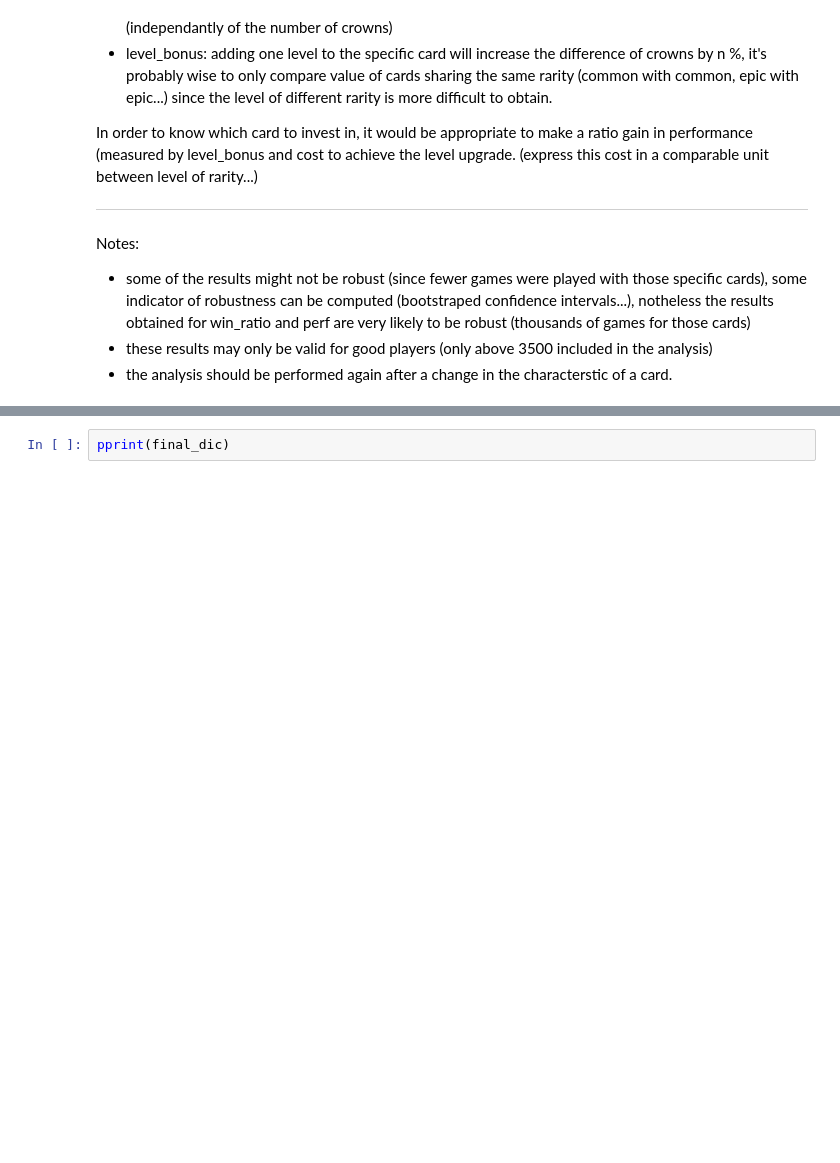
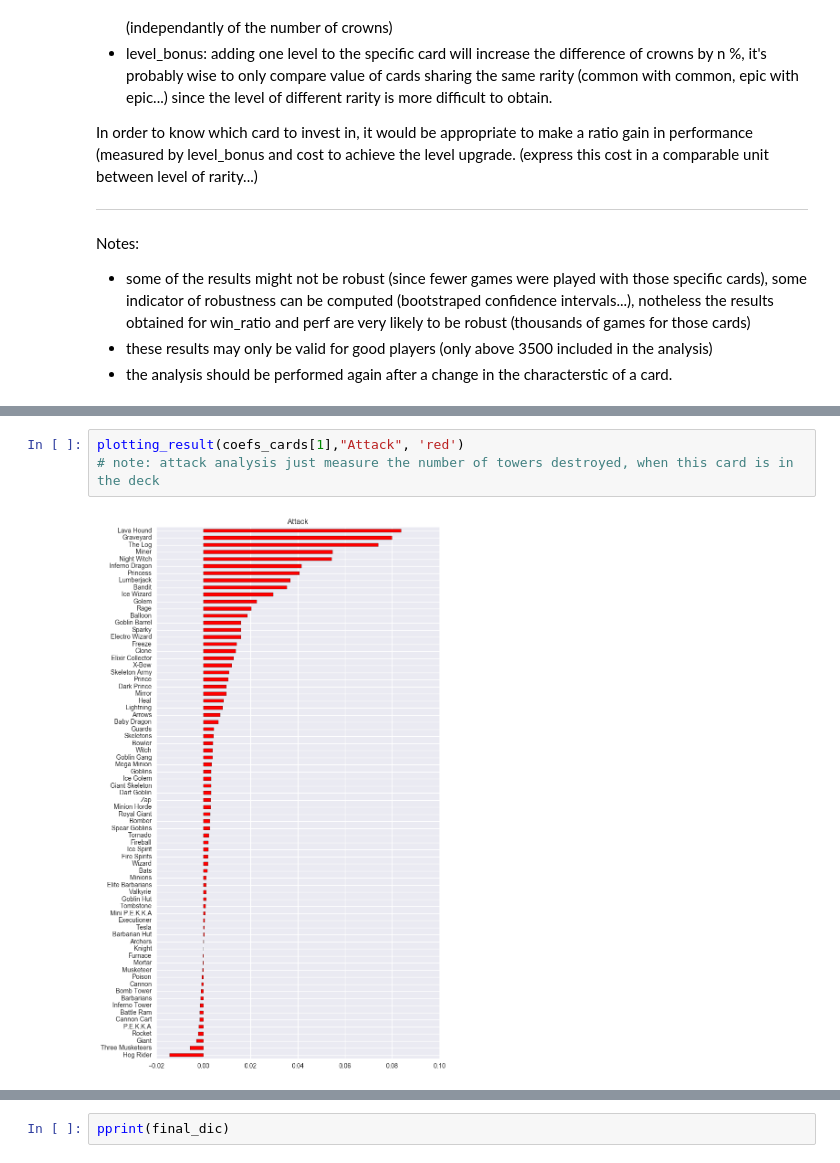
Before and after one commit to ArmandGiraud/Clash_analysis, a Jupyter notebook: notebooks/informative_regression.ipynb, the cells around one changed output, grey strips where cells are left out. Saved outputs shown, nothing was run; the diff lists cells and outputs as text; blank space fills up the shorter version.

```diff
--- a/notebooks/informative_regression.ipynb
+++ b/notebooks/informative_regression.ipynb
@@ -141,0 +143,5 @@ pd.Series(coefs_cards[3]).sort_values().plot(kind = "barh", figsize = (8,15), co
+# %%
+plotting_result(coefs_cards[1],"Attack", 'red')
+# note: attack analysis just measure the number of towers destroyed, when this card is in the deck
+# %% [output]
+[figure, added]
```
Also changed, not shown: parts of 6 cells of this notebook.
